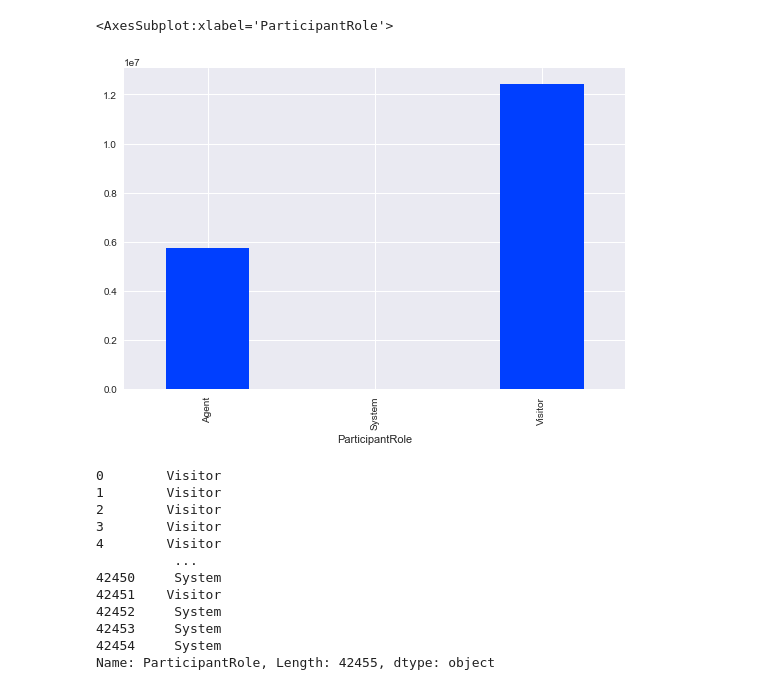
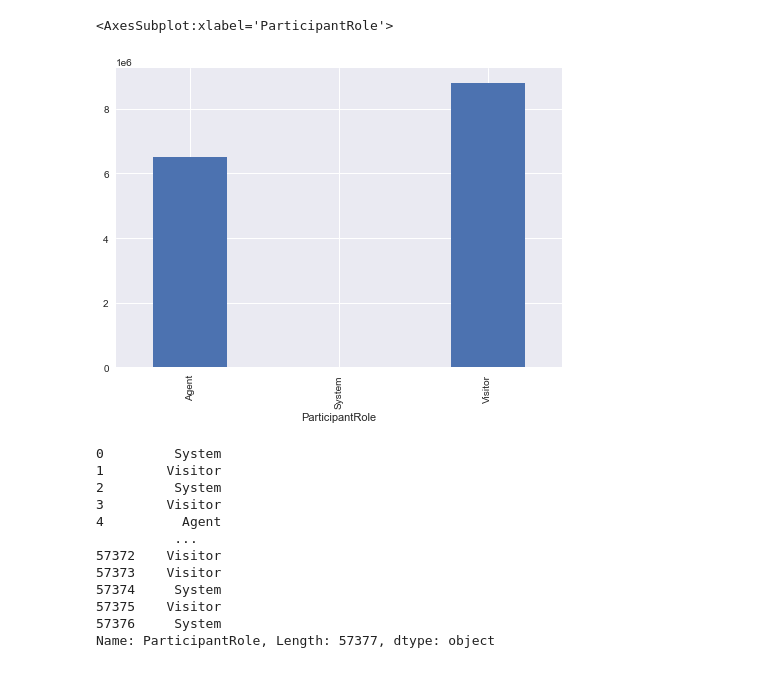
Before and after one commit to cdolfi/epik_open, a Jupyter notebook: notebooks/eda.ipynb, the cells around one changed output. Cells and saved outputs as stored; diff of their text form; code cells hidden in the pictures.

```diff
--- a/notebooks/eda.ipynb
+++ b/notebooks/eda.ipynb
@@ -2,4 +2,4 @@
 import pandas as pd
 import numpy as np
 import matplotlib.pyplot as plt
-plt.style.use('seaborn-bright')
+plt.style.use('seaborn')
@@ -11,0 +6,2 @@ df_2021a = pd.read_csv("/Users/mani/Desktop/epik-project-nlp/data/Epik 2021A - s
+# %%
+df = pd.read_csv("/Users/mani/Desktop/epik-project-nlp/data/sorted_new.csv")
@@ -96,20 +69,20 @@ df_2020a[df_2020a.ConversationId == '5e0ea7ba9b72c8049cc7d510'].head()
 # %%
-df_2020a.groupby('ParticipantRole')['Duration'].mean().plot.bar()
+df.groupby('ParticipantRole')['Duration'].mean().plot.bar()
 # %% [output]
 <AxesSubplot:xlabel='ParticipantRole'>
-[figure, old version]
+[figure, new version]
 # %%
-df_2020a['ParticipantRole']
+df['ParticipantRole']
 # %% [output]
-0        Visitor
+0         System
 1        Visitor
-2        Visitor
+2         System
 3        Visitor
-4        Visitor
+4          Agent
           ...
-42450     System
-42451    Visitor
-42452     System
-42453     System
-42454     System
-Name: ParticipantRole, Length: 42455, dtype: object
+57372    Visitor
+57373    Visitor
+57374     System
+57375    Visitor
+57376     System
+Name: ParticipantRole, Length: 57377, dtype: object
```
Also changed, not shown: parts of 24 cells of this notebook.
